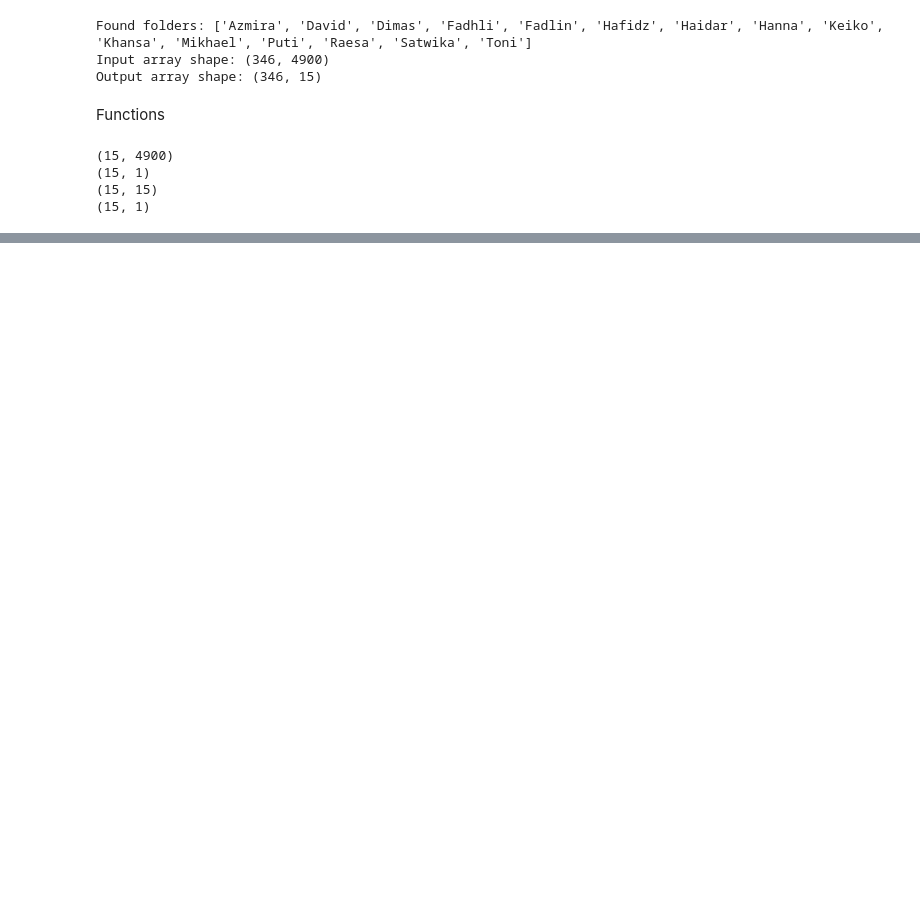
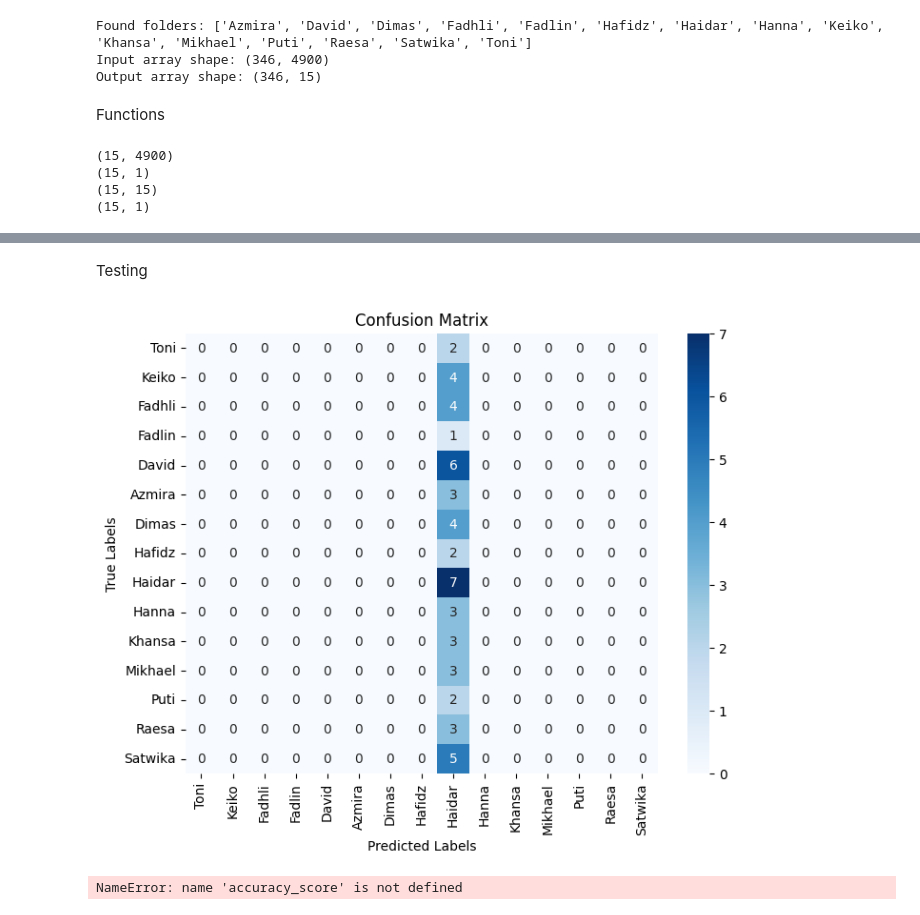
Before and after one commit to skadimoe9/Face-Recognition-NN, a Jupyter notebook: Workspace Rae/70x70_matrix_with_train_loop.ipynb, the cells around one changed output, grey strips where cells are left out. Cells and saved outputs as stored; diff of their text form; code cells hidden in the pictures; blank space fills up the shorter version.

Commit message:
Udah Conf Matrix tapi kok aneh ya

```diff
--- a/Workspace Rae/70x70_matrix_with_train_loop.ipynb
+++ b/Workspace Rae/70x70_matrix_with_train_loop.ipynb
@@ -217,0 +171,61 @@ Validation Accuracy: 0.09615384615384616
+# %% [markdown]
+Testing
+# %%
+import numpy as np
+import matplotlib.pyplot as plt
+import seaborn as sns
+from sklearn.metrics import confusion_matrix
+
+X = X_test.T
+Y = Y_test.T
+
+def test(X, v, vb, w, wb):
+    z_in = np.dot(v, X) + vb
+    z = ReLU(z_in)  # Assuming you have defined the ReLU function
+
+    y_in = np.dot(w, z) + wb
+    y = Softmax(y_in)  # Assuming you have defined the Softmax function
+    return y
+
+# Make predictions
+Y_pred = test(X, v, vb, w, wb)
+
+names = ["Toni", 'Keiko', 'Fadhli', 'Fadlin', 'David',
+               'Azmira', 'Dimas', 'Hafidz', 'Haidar', 'Hanna',
+               'Khansa', 'Mikhael', 'Puti', 'Raesa', 'Satwika']
+
+# Convert predictions to class labels
+predicted_labels = np.argmax(Y_pred, axis=0)
+
+# Convert true labels to a suitable format if necessary (e.g., from one-hot encoding)
+true_labels = np.argmax(Y, axis=0)  # Assuming Y is one-hot encoded
+
+
+# Calculate and display the confusion matrix
+conf_matrix = confusion_matrix(true_labels, predicted_labels)
+
+plt.figure(figsize=(8, 6))
+sns.heatmap(conf_matrix, annot=True, fmt="d", cmap="Blues", xticklabels=names, yticklabels=names)
+plt.xlabel("Predicted Labels")
+plt.ylabel("True Labels")
+plt.title("Confusion Matrix")
+plt.show()
+# %% [output]
+[figure, added]
+# %%
+X = X_test.T
+Y = Y_test.T
+
+
+def test(X, v, vb, w, wb):
+    z_in = np.dot(v,X) + vb
+    z = ReLU(z_in)
+
+    y_in = np.dot(w,z) + wb
+    y = Softmax(y_in)
+    return y
+
+# Make predictions
+Y_pred = test(X, v, vb, w, wb)
+# %% [output]
+NameError: name 'accuracy_score' is not defined
```
Also changed, not shown: parts of 6 cells of this notebook, 1 other file.
